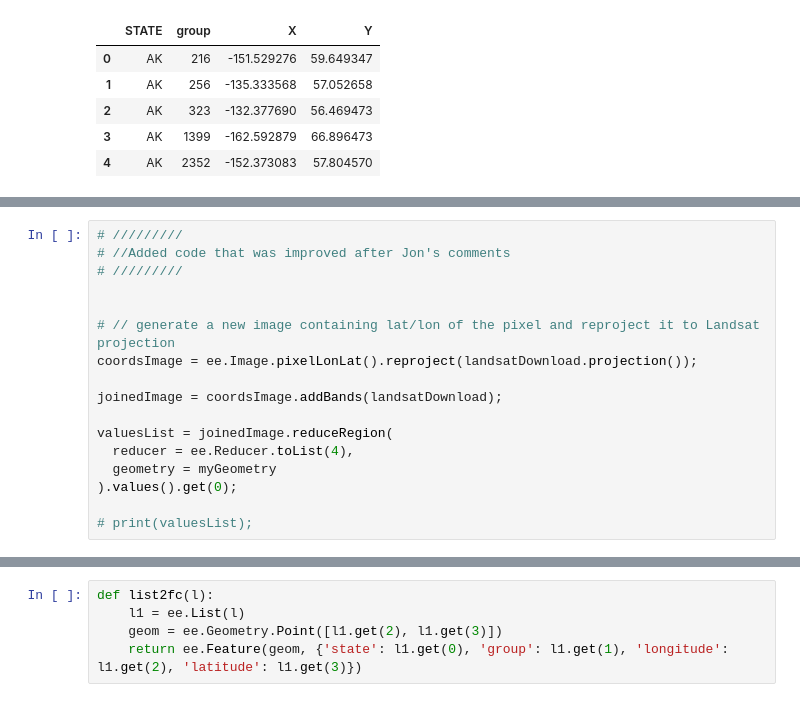
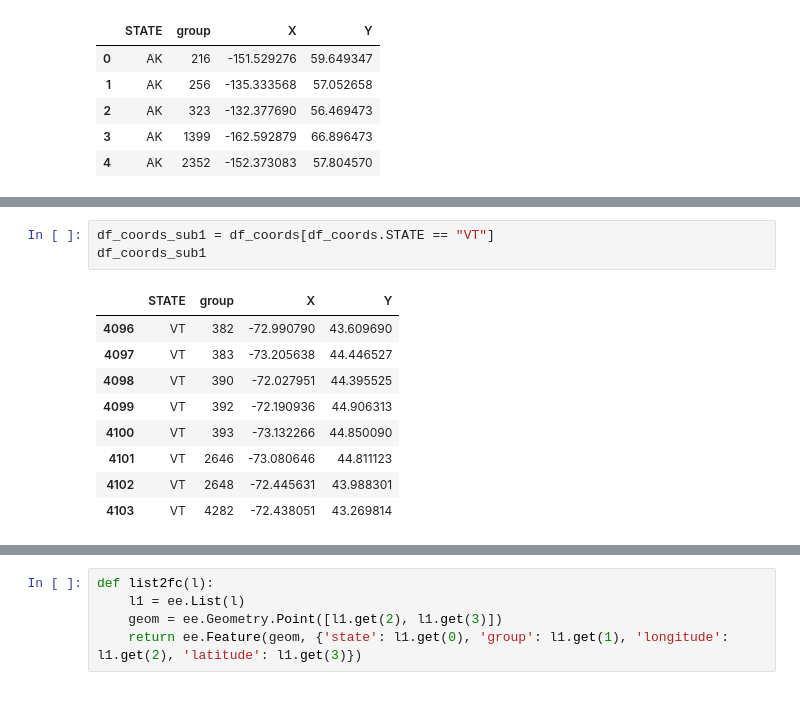
Before and after one commit to jsecol/prisons, a Jupyter notebook: code/python/Get_PrisonCenters_NLCD.ipynb, the cells around one changed output, grey strips where cells are left out. Drawn from its saved outputs; the diff is of its cells as text.

```diff
--- a/code/python/Get_PrisonCenters_NLCD.ipynb
+++ b/code/python/Get_PrisonCenters_NLCD.ipynb
@@ -186,17 +43,13 @@ landsatDownload = ee.Image(landsatBestImage).select(['B4', 'B5']);
-# %%
-# /////////
-# //Added code that was improved after Jon's comments
-# /////////
-
-
-# // generate a new image containing lat/lon of the pixel and reproject it to Landsat projection
-coordsImage = ee.Image.pixelLonLat().reproject(landsatDownload.projection());
-
-joinedImage = coordsImage.addBands(landsatDownload);
-
-valuesList = joinedImage.reduceRegion(
-  reducer = ee.Reducer.toList(4),
-  geometry = myGeometry
-).values().get(0);
-
-# print(valuesList);
+# %%
+df_coords_sub1 = df_coords[df_coords.STATE == "VT"]
+df_coords_sub1
+# %% [output]
+|  | STATE | group | X | Y |
+| 4096 | VT | 382 | -72.990790 | 43.609690 |
+| 4097 | VT | 383 | -73.205638 | 44.446527 |
+| 4098 | VT | 390 | -72.027951 | 44.395525 |
+| 4099 | VT | 392 | -72.190936 | 44.906313 |
+| 4100 | VT | 393 | -73.132266 | 44.850090 |
+| 4101 | VT | 2646 | -73.080646 | 44.811123 |
+| 4102 | VT | 2648 | -72.445631 | 43.988301 |
+| 4103 | VT | 4282 | -72.438051 | 43.269814 |
```
Also changed, not shown: parts of 53 cells of this notebook.
